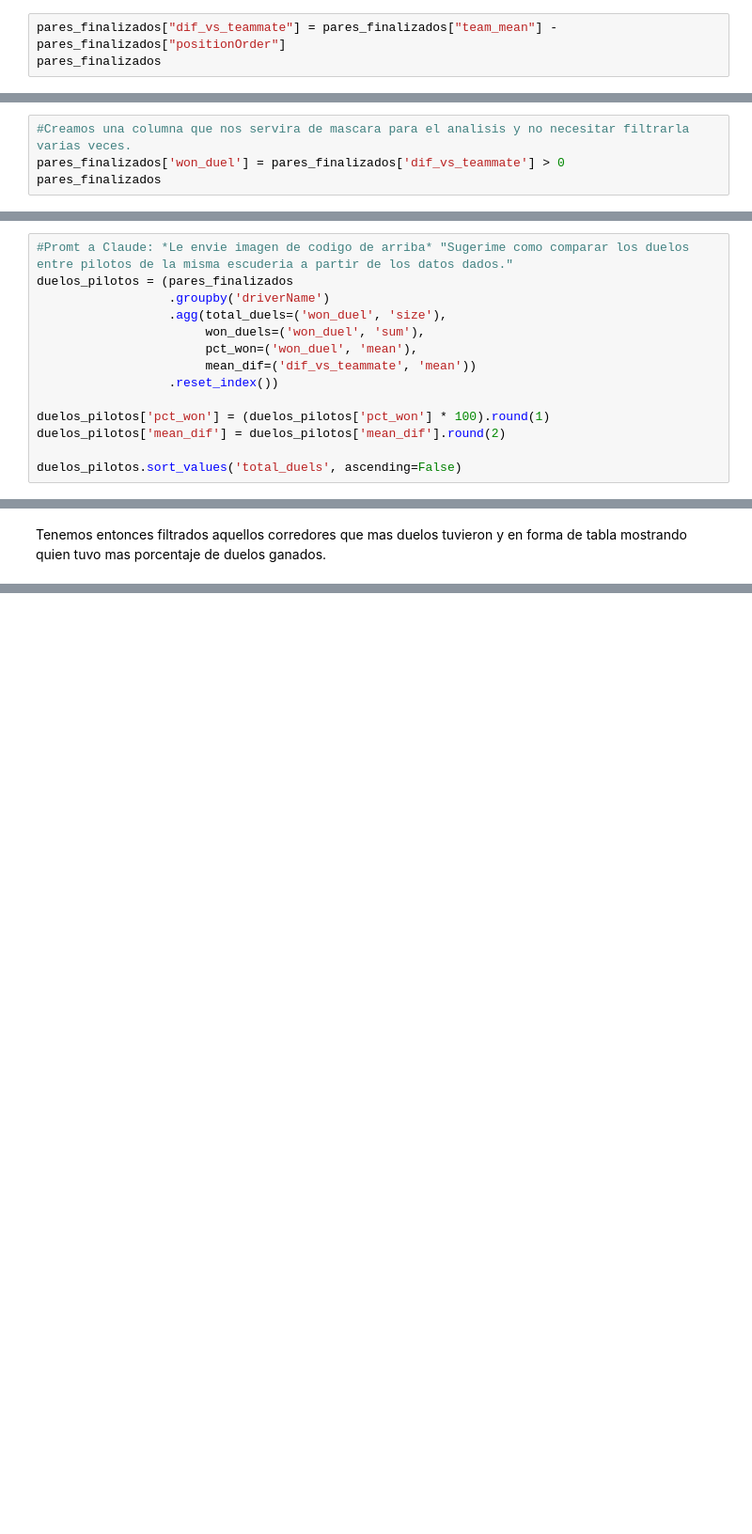
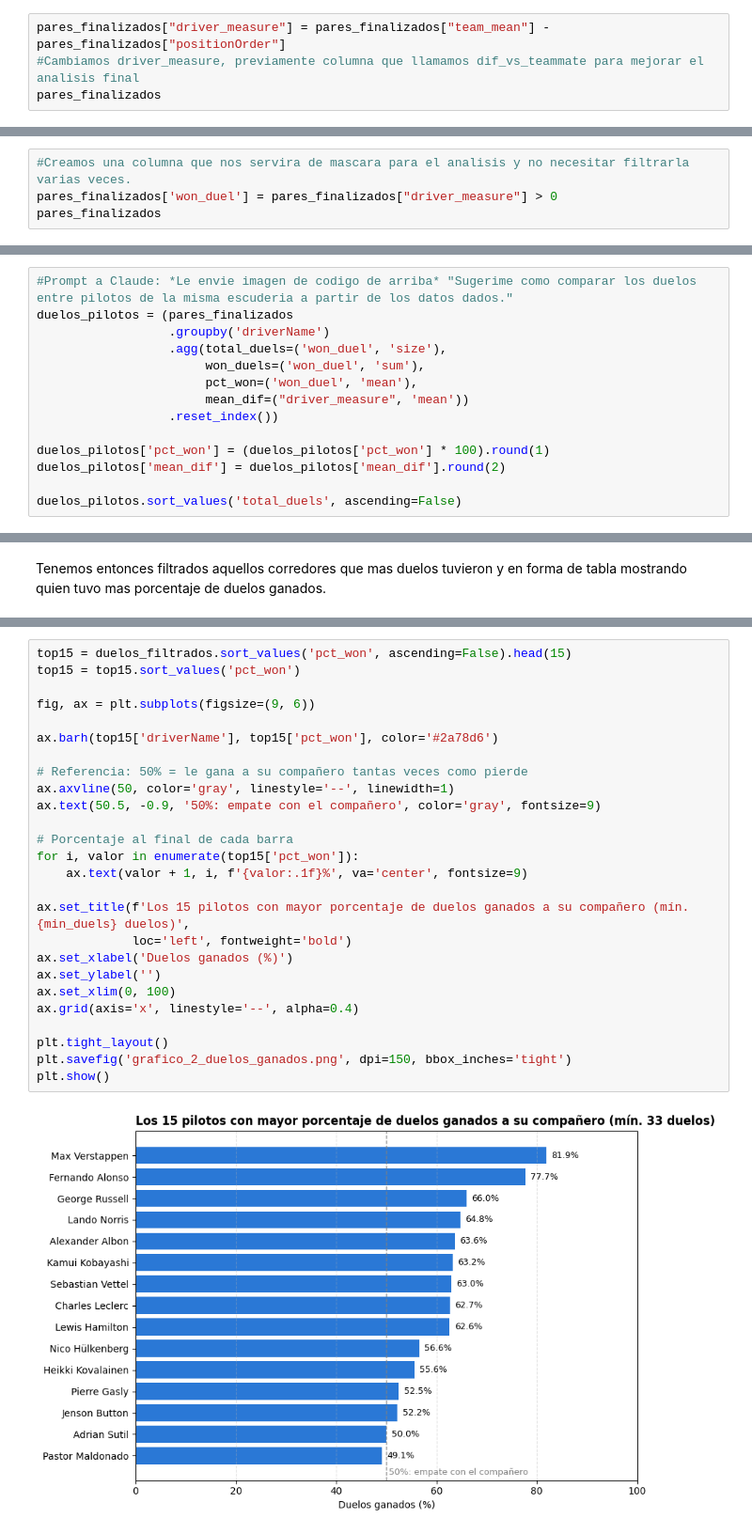
Before and after one commit to Joaquin-Lobato-Adinolfi/TP_LMC_F1_Analysis, a Jupyter notebook: TP_LMC_F1_Analysis.ipynb, the cells around one changed output, grey strips where cells are left out. Shown at 94% size. Cells and saved outputs as stored; diff of their text form; blank space fills up the shorter version.

```diff
--- a/TP_LMC_F1_Analysis.ipynb
+++ b/TP_LMC_F1_Analysis.ipynb
@@ -1202,5 +1211,6 @@ Con esta nueva columna: 'team_mean' podemos no solo ver la media de posicion de
 # %%
-pares_finalizados["dif_vs_teammate"] = pares_finalizados["team_mean"] - pares_finalizados["positionOrder"]
+pares_finalizados["driver_measure"] = pares_finalizados["team_mean"] - pares_finalizados["positionOrder"]
+#Cambiamos driver_measure, previamente columna que llamamos dif_vs_teammate para mejorar el analisis final
 pares_finalizados
 # %% [output]
 |  | raceId | year | driverId | driverName | constructorId | constructorName | grid | positionOrder | ... |
@@ -1224,7 +1234,7 @@ Observacion importante, corolario del analisis, dif_vs_teammate nunca puede ser
 Vemos ahora quienes son los corredores que mas duelos ganan
 # %%
 #Creamos una columna que nos servira de mascara para el analisis y no necesitar filtrarla varias veces.
-pares_finalizados['won_duel'] = pares_finalizados['dif_vs_teammate'] > 0
+pares_finalizados['won_duel'] = pares_finalizados["driver_measure"] > 0
 pares_finalizados
 # %% [output]
 |  | raceId | year | driverId | driverName | constructorId | constructorName | grid | positionOrder | ... |
@@ -1243,11 +1272,11 @@ pares_finalizados
 # %%
-#Promt a Claude: *Le envie imagen de codigo de arriba* "Sugerime como comparar los duelos entre pilotos de la misma escuderia a partir de los datos dados."
+#Prompt a Claude: *Le envie imagen de codigo de arriba* "Sugerime como comparar los duelos entre pilotos de la misma escuderia a partir de los datos dados."
 duelos_pilotos = (pares_finalizados
                   .groupby('driverName')
                   .agg(total_duels=('won_duel', 'size'),
                        won_duels=('won_duel', 'sum'),
                        pct_won=('won_duel', 'mean'),
-                       mean_dif=('dif_vs_teammate', 'mean'))
+                       mean_dif=("driver_measure", 'mean'))
                   .reset_index())
 
 duelos_pilotos['pct_won'] = (duelos_pilotos['pct_won'] * 100).round(1)
@@ -1366,0 +1759,28 @@ Tenemos entonces filtrados aquellos corredores que mas duelos tuvieron y en form
+# %%
+top15 = duelos_filtrados.sort_values('pct_won', ascending=False).head(15)
+top15 = top15.sort_values('pct_won')
+
+fig, ax = plt.subplots(figsize=(9, 6))
+
+ax.barh(top15['driverName'], top15['pct_won'], color='#2a78d6')
+
+# Referencia: 50% = le gana a su compañero tantas veces como pierde
+ax.axvline(50, color='gray', linestyle='--', linewidth=1)
+ax.text(50.5, -0.9, '50%: empate con el compañero', color='gray', fontsize=9)
+
+# Porcentaje al final de cada barra
+for i, valor in enumerate(top15['pct_won']):
+    ax.text(valor + 1, i, f'{valor:.1f}%', va='center', fontsize=9)
+
+ax.set_title(f'Los 15 pilotos con mayor porcentaje de duelos ganados a su compañero (mín. {min_duels} duelos)',
+             loc='left', fontweight='bold')
+ax.set_xlabel('Duelos ganados (%)')
+ax.set_ylabel('')
+ax.set_xlim(0, 100)
+ax.grid(axis='x', linestyle='--', alpha=0.4)
+
+plt.tight_layout()
+plt.savefig('grafico_2_duelos_ganados.png', dpi=150, bbox_inches='tight')
+plt.show()
+# %% [output]
+[figure, added]
```
Also changed, not shown: parts of 68 cells of this notebook.
